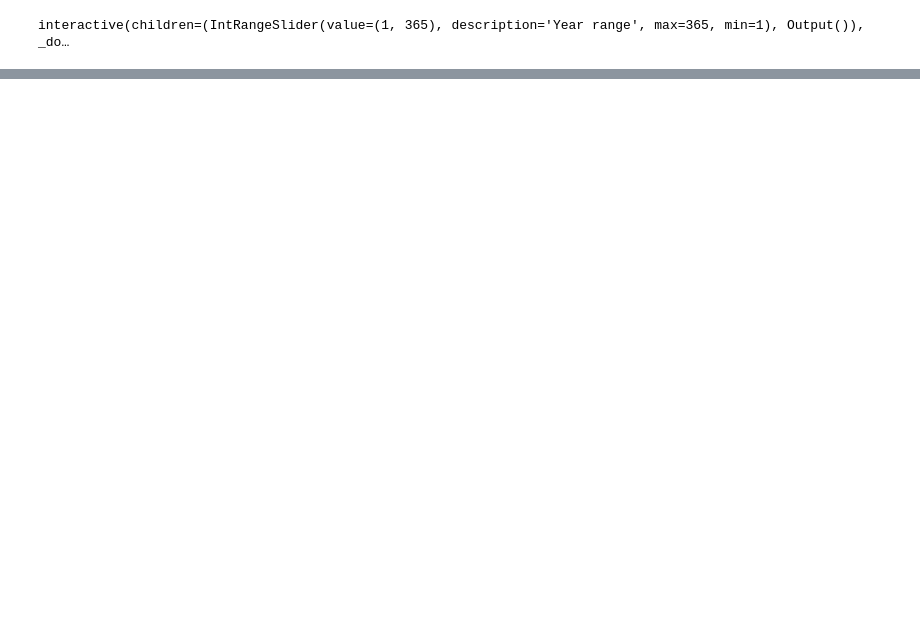
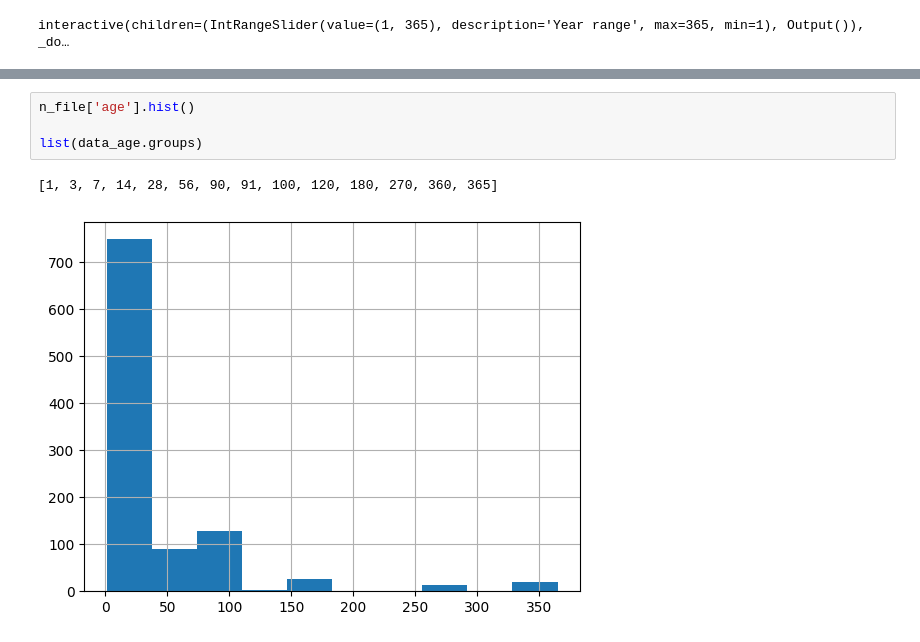
Before and after one commit to crisbpadilla/DataScience-M2M-course-Datatalent, a Jupyter notebook: Capstonpjct1_cristobal.ipynb, the cells around one changed output, grey strips where cells are left out. Saved outputs shown, nothing was run; the diff lists cells and outputs as text; blank space fills up the shorter version.

```diff
--- a/Capstonpjct1_cristobal.ipynb
+++ b/Capstonpjct1_cristobal.ipynb
@@ -247,0 +321,7 @@ df=n_file[n_file['age']==28]
+# %%
+n_file['age'].hist()
+
+list(data_age.groups)
+# %% [output]
+[1, 3, 7, 14, 28, 56, 90, 91, 100, 120, 180, 270, 360, 365]
+[figure, added]
```
Also changed, not shown: parts of 3 cells of this notebook.
